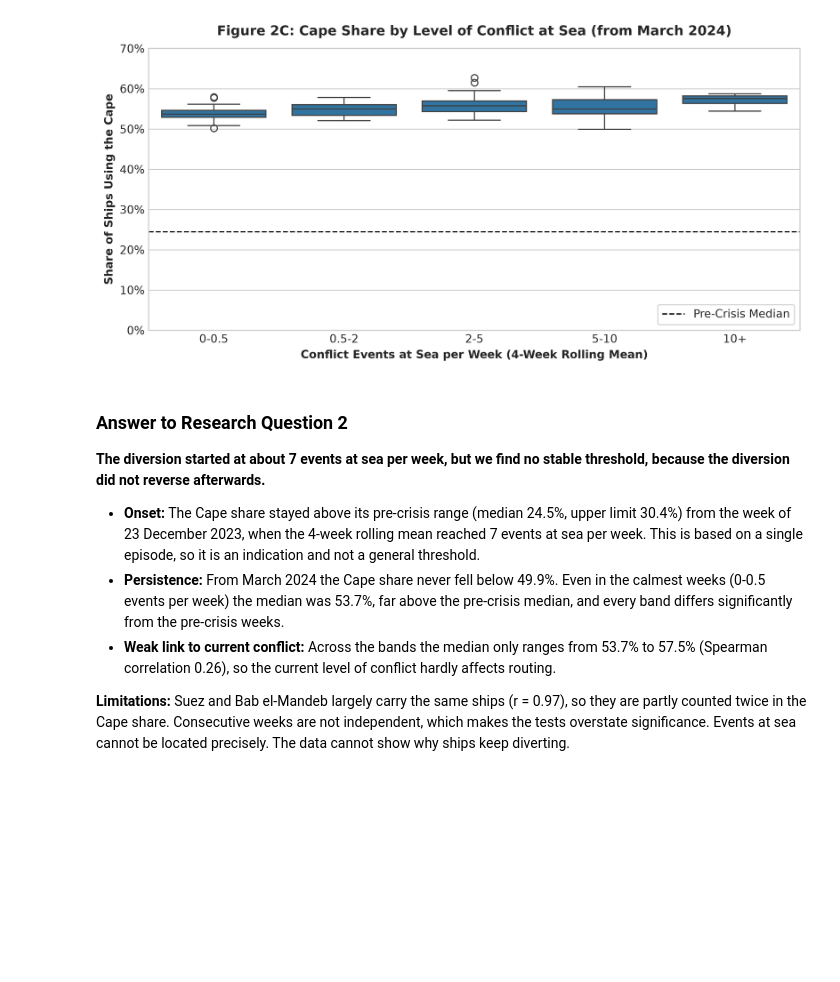
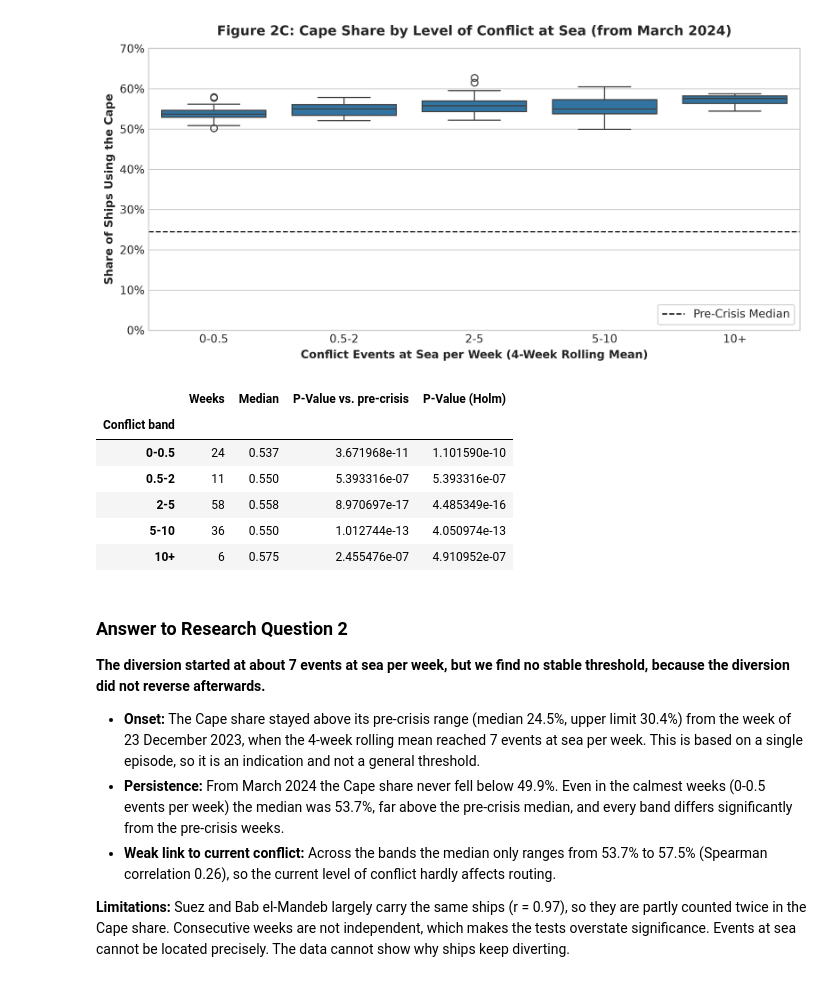
Before and after one commit to bxj6260/CIP_HS2026_107, a Jupyter notebook: 03_data_visualization.ipynb, the cells around one changed output. Saved outputs shown, nothing was run; the diff lists cells and outputs as text; code cells hidden in the pictures; blank space fills up the shorter version.

```diff
--- a/03_data_visualization.ipynb
+++ b/03_data_visualization.ipynb
@@ -348,6 +360,18 @@ From March 2024: lowest Cape share 49.9%, Spearman correlation with events at se
 | 5-10 | 36 | 0.550 | 1.012744e-13 |
 | 10+ | 6 | 0.575 | 2.455476e-07 |
 [figure]
+# %%
+band_table["P-Value (Holm)"] = holm(band_table["P-Value vs. pre-crisis"].values)
+band_table.to_csv(FIGURES_DIR / "table_cape_share_by_conflict_band.csv")
+display(band_table)
+# %% [output]
+|  | Weeks | Median | P-Value vs. pre-crisis | P-Value (Holm) |
+| Conflict band |  |  |  |  |
+| 0-0.5 | 24 | 0.537 | 3.671968e-11 | 1.101590e-10 |
+| 0.5-2 | 11 | 0.550 | 5.393316e-07 | 5.393316e-07 |
+| 2-5 | 58 | 0.558 | 8.970697e-17 | 4.485349e-16 |
+| 5-10 | 36 | 0.550 | 1.012744e-13 | 4.050974e-13 |
+| 10+ | 6 | 0.575 | 2.455476e-07 | 4.910952e-07 |
 # %% [markdown]
 ### Answer to Research Question 2
 **The diversion started at about 7 events at sea per week, but we find no stable threshold, because the diversion did not reverse afterwards.**
```
Also changed, not shown: parts of 4 cells of this notebook, 10 other files.
